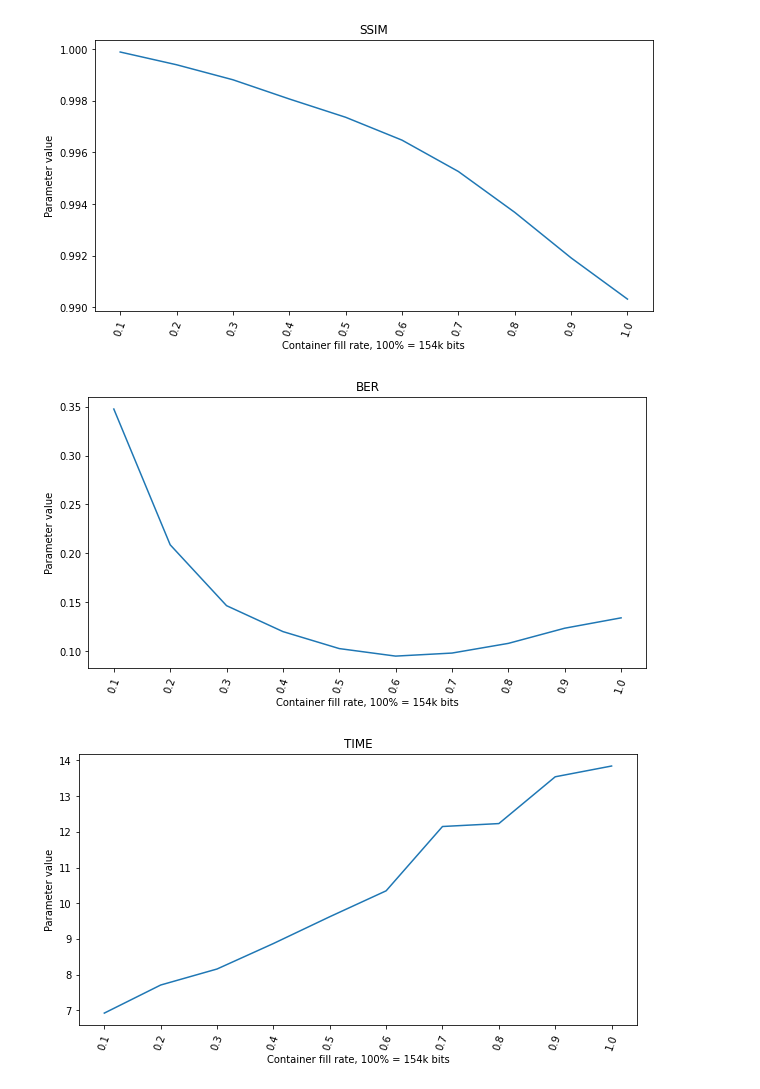
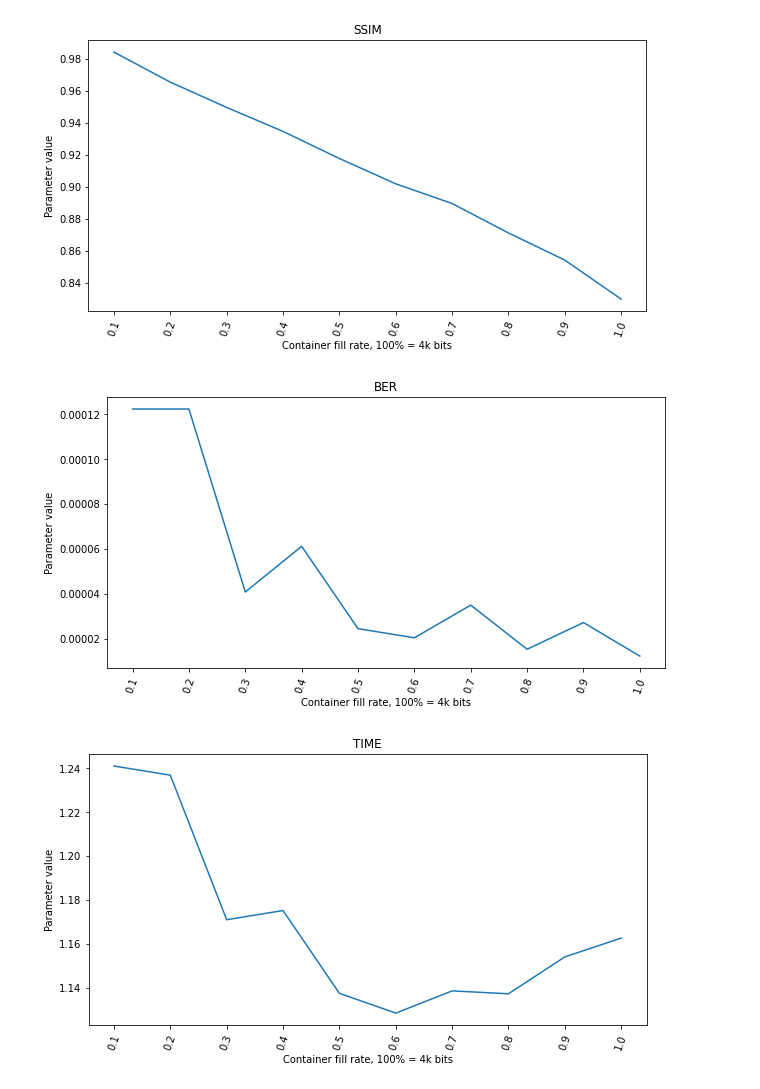
Before and after one commit to Noktyrn/DigitalSteganogarphy, a Jupyter notebook: Test.ipynb, the cells around one changed output. Drawn from its saved outputs; the diff is of its cells as text; code cells hidden in the pictures.

```diff
--- a/Test.ipynb
+++ b/Test.ipynb
@@ -19,4 +20,4 @@ mypath = os.getcwd() + "/images/grey/"
 onlyfiles = [mypath + f for f in listdir(mypath) if isfile(join(mypath, f))]
 onlyfiles.remove(mypath + '.DS_Store')
 
-my_set = StegoSet(onlyfiles[:1], init_way='files')
+my_set = StegoSet(onlyfiles, init_way='files')
@@ -181,5 +38,5 @@ Tried to write: [1, 0, 1, 1, 0, 0, 0, 0, 0, 0, 0, 0, 0, 0, 0, 0, 0, 0, 0, 0, 0,
 # %%
-PM1 = algo(insert_message_iPM1, extract_message_PM1)
-exp = Experimenter(my_set, PM1)
+PM1 = algo(insert_message_AddEmb, extract_message_AddEmb)
+exp = Experimenter(my_set, PM1, MAX_VALUE=4090)
 exp.make_experiment()
 # %% [output]
@@ -194,7 +59,7 @@ for d in data:
     plt.figure(figsize=(10, 5))
     custom_plot(x_vals, data[d])
 
-    plt.xlabel('Container fill rate, 100% = 154k bits')
+    plt.xlabel('Container fill rate, 100% = 4k bits')
     plt.ylabel('Parameter value')
     plt.xticks(x_vals, rotation = 70)
     plt.title(d)
@@ -205,3 +70,3 @@ for d in data:
-[figure, old version]
+[figure, new version]
-[figure, old version]
+[figure, new version]
-[figure, old version]
+[figure, new version]
```
Also changed, not shown: parts of 7 cells of this notebook, 5 other files.
